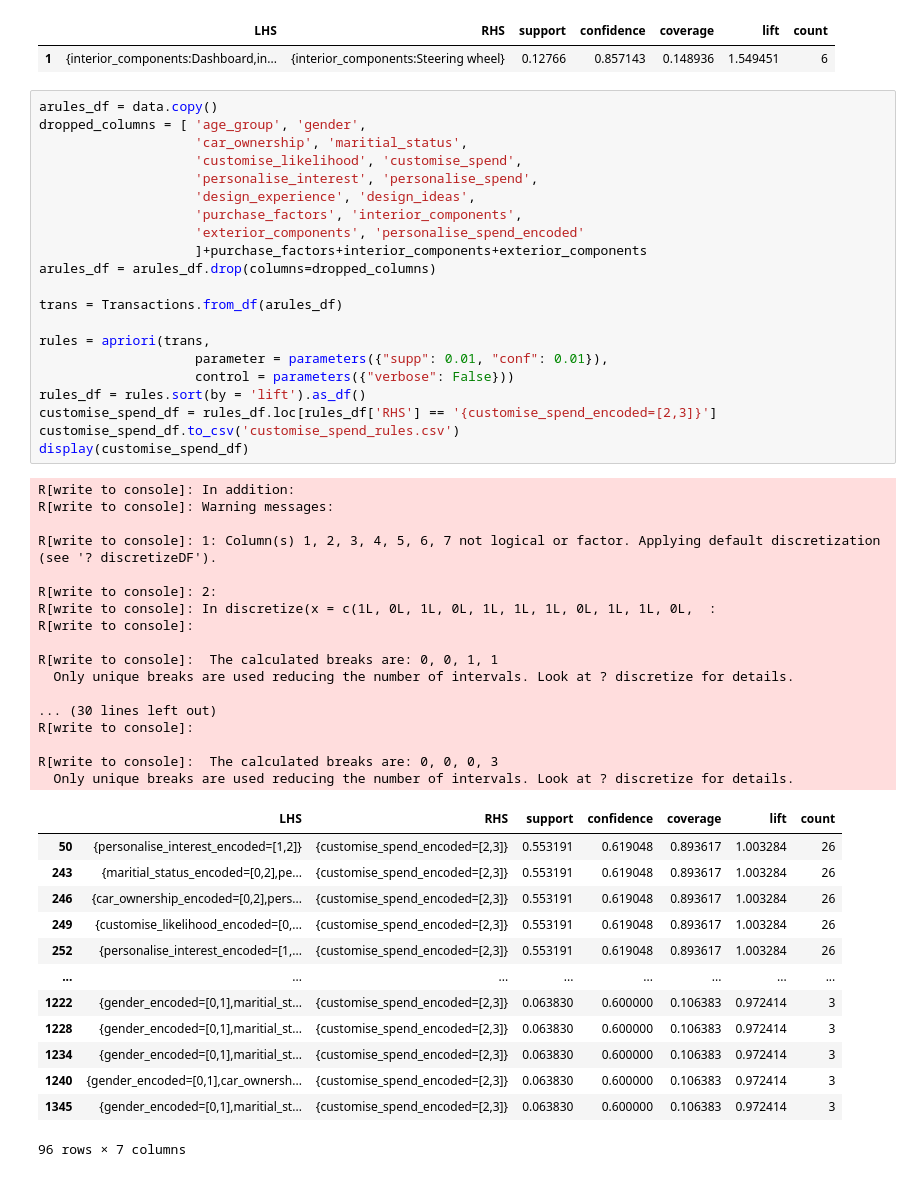
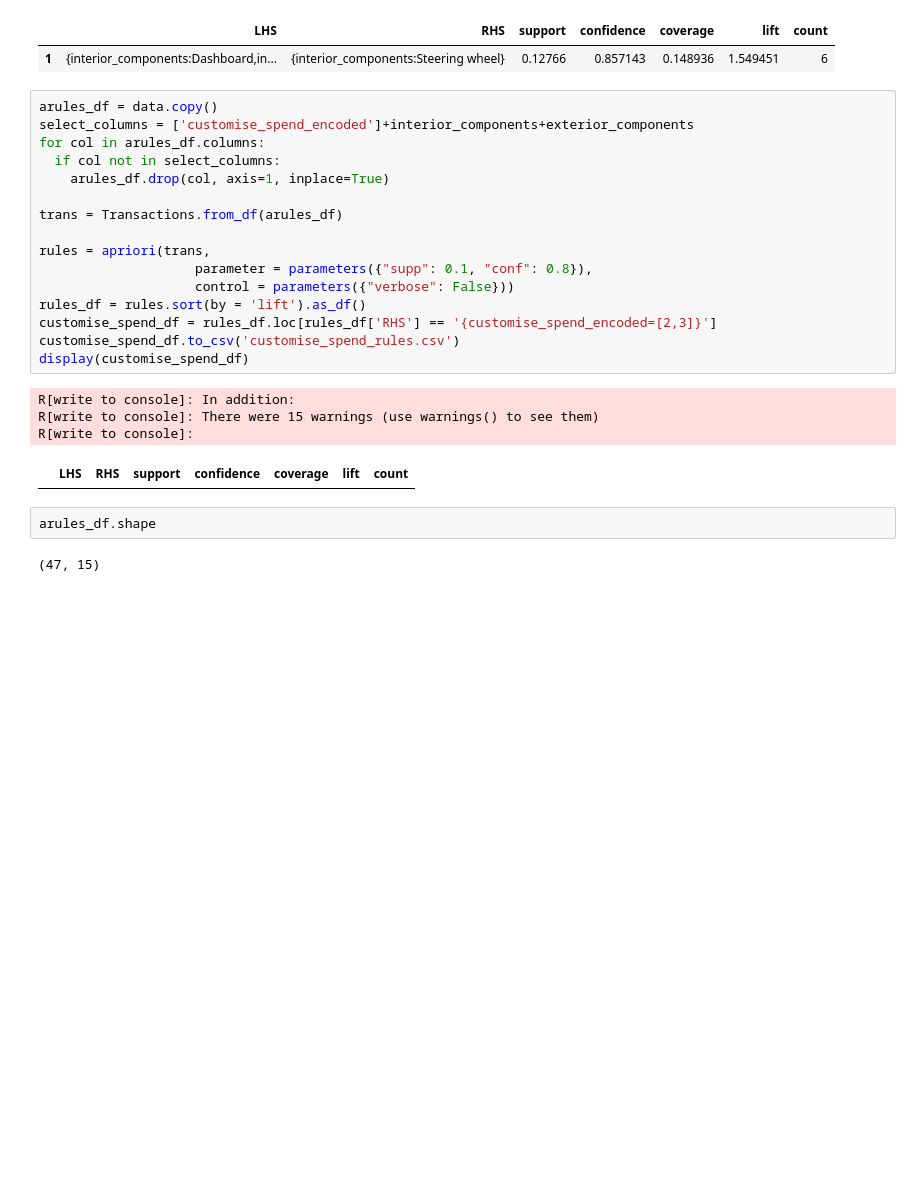
Before and after one commit to bentjh01/MA4829_Machine_Intelligence, a Jupyter notebook: DataAnalysis.ipynb, the cells around one changed output. Saved outputs shown, nothing was run; the diff lists cells and outputs as text; blank space fills up the shorter version.

Commit message:
arules on products

```diff
--- a/DataAnalysis.ipynb
+++ b/DataAnalysis.ipynb
@@ -610,53 +610,26 @@ display(rules_df)
 | 1 | {interior_components:Dashboard,in... | {interior_components:Steering wheel} | 0.12766 | 0.857143 | 0.148936 | 1.549451 | 6 |
 # %%
 arules_df = data.copy()
-dropped_columns = [ 'age_group', 'gender',
-                    'car_ownership', 'maritial_status',
-                    'customise_likelihood', 'customise_spend',
-                    'personalise_interest', 'personalise_spend',
-                    'design_experience', 'design_ideas',
-                    'purchase_factors', 'interior_components',
-                    'exterior_components', 'personalise_spend_encoded'
-                    ]+purchase_factors+interior_components+exterior_components
-arules_df = arules_df.drop(columns=dropped_columns)
+select_columns = ['customise_spend_encoded']+interior_components+exterior_components
+for col in arules_df.columns:
+  if col not in select_columns:
+    arules_df.drop(col, axis=1, inplace=True)
 
 trans = Transactions.from_df(arules_df)
 
 rules = apriori(trans,
-                    parameter = parameters({"supp": 0.01, "conf": 0.01}),
+                    parameter = parameters({"supp": 0.1, "conf": 0.8}),
                     control = parameters({"verbose": False}))
 rules_df = rules.sort(by = 'lift').as_df()
 customise_spend_df = rules_df.loc[rules_df['RHS'] == '{customise_spend_encoded=[2,3]}']
 customise_spend_df.to_csv('customise_spend_rules.csv')
 display(customise_spend_df)
 # %% [output]
 R[write to console]: In addition:
-R[write to console]: Warning messages:
-
-R[write to console]: 1: Column(s) 1, 2, 3, 4, 5, 6, 7 not logical or factor. Applying default discretization (see '? discretizeDF').
-
-R[write to console]: 2:
-R[write to console]: In discretize(x = c(1L, 0L, 1L, 0L, 1L, 1L, 1L, 0L, 1L, 1L, 0L,  :
+R[write to console]: There were 15 warnings (use warnings() to see them)
 R[write to console]:
-
-R[write to console]:  The calculated breaks are: 0, 0, 1, 1
-  Only unique breaks are used reducing the number of intervals. Look at ? discretize for details.
-
-... (30 lines left out)
-R[write to console]:
-
-R[write to console]:  The calculated breaks are: 0, 0, 0, 3
-  Only unique breaks are used reducing the number of intervals. Look at ? discretize for details.
 |  | LHS | RHS | support | confidence | coverage | lift | count |
-| 50 | {personalise_interest_encoded=[1,2]} | {customise_spend_encoded=[2,3]} | 0.553191 | 0.619048 | 0.893617 | 1.003284 | 26 |
-| 243 | {maritial_status_encoded=[0,2],pe... | {customise_spend_encoded=[2,3]} | 0.553191 | 0.619048 | 0.893617 | 1.003284 | 26 |
-| 246 | {car_ownership_encoded=[0,2],pers... | {customise_spend_encoded=[2,3]} | 0.553191 | 0.619048 | 0.893617 | 1.003284 | 26 |
-| 249 | {customise_likelihood_encoded=[0,... | {customise_spend_encoded=[2,3]} | 0.553191 | 0.619048 | 0.893617 | 1.003284 | 26 |
-| 252 | {personalise_interest_encoded=[1,... | {customise_spend_encoded=[2,3]} | 0.553191 | 0.619048 | 0.893617 | 1.003284 | 26 |
-| ... | ... | ... | ... | ... | ... | ... | ... |
-| 1222 | {gender_encoded=[0,1],maritial_st... | {customise_spend_encoded=[2,3]} | 0.063830 | 0.600000 | 0.106383 | 0.972414 | 3 |
-| 1228 | {gender_encoded=[0,1],maritial_st... | {customise_spend_encoded=[2,3]} | 0.063830 | 0.600000 | 0.106383 | 0.972414 | 3 |
-| 1234 | {gender_encoded=[0,1],maritial_st... | {customise_spend_encoded=[2,3]} | 0.063830 | 0.600000 | 0.106383 | 0.972414 | 3 |
-| 1240 | {gender_encoded=[0,1],car_ownersh... | {customise_spend_encoded=[2,3]} | 0.063830 | 0.600000 | 0.106383 | 0.972414 | 3 |
-| 1345 | {gender_encoded=[0,1],maritial_st... | {customise_spend_encoded=[2,3]} | 0.063830 | 0.600000 | 0.106383 | 0.972414 | 3 |
-96 rows × 7 columns
+# %%
+arules_df.shape
+# %% [output]
+(47, 15)
```
Also changed, not shown: parts of 4 cells of this notebook, 1 other file.
